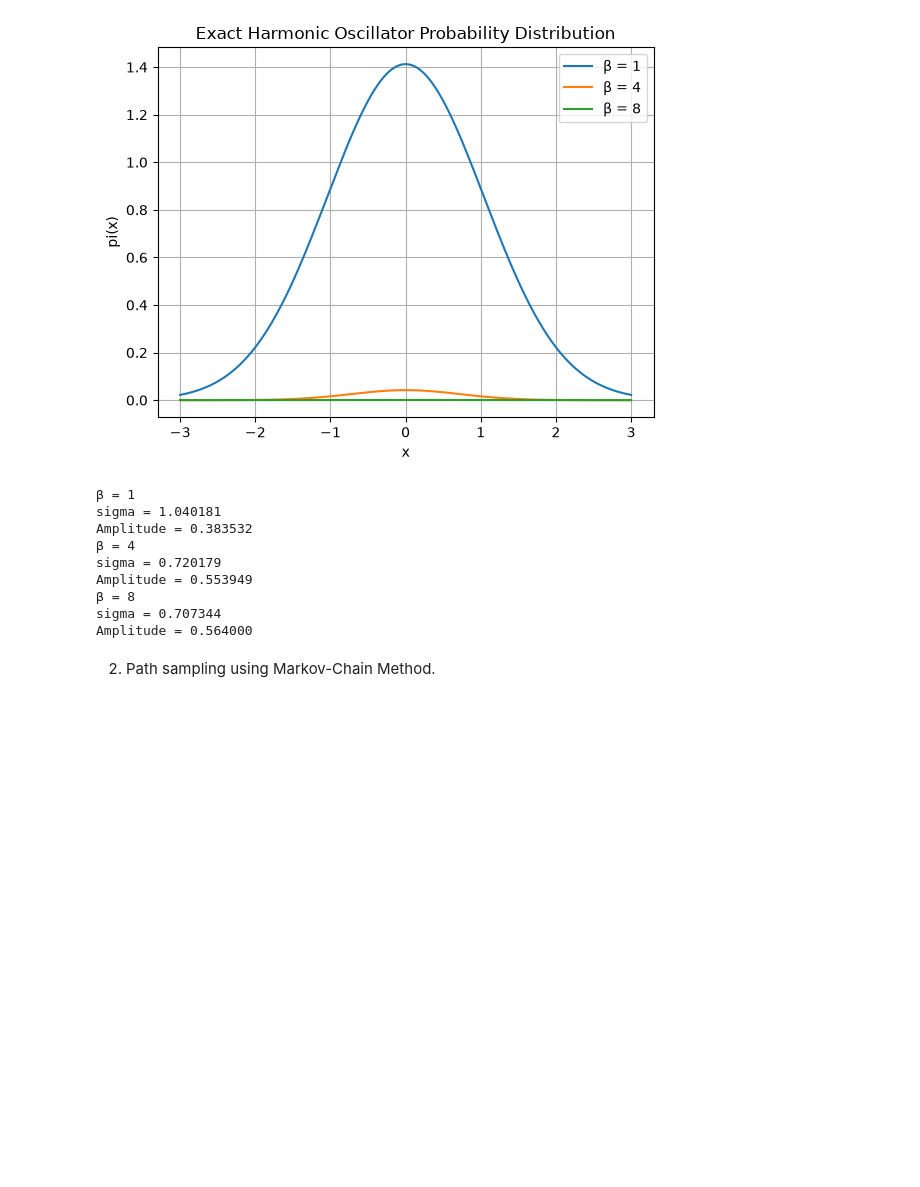
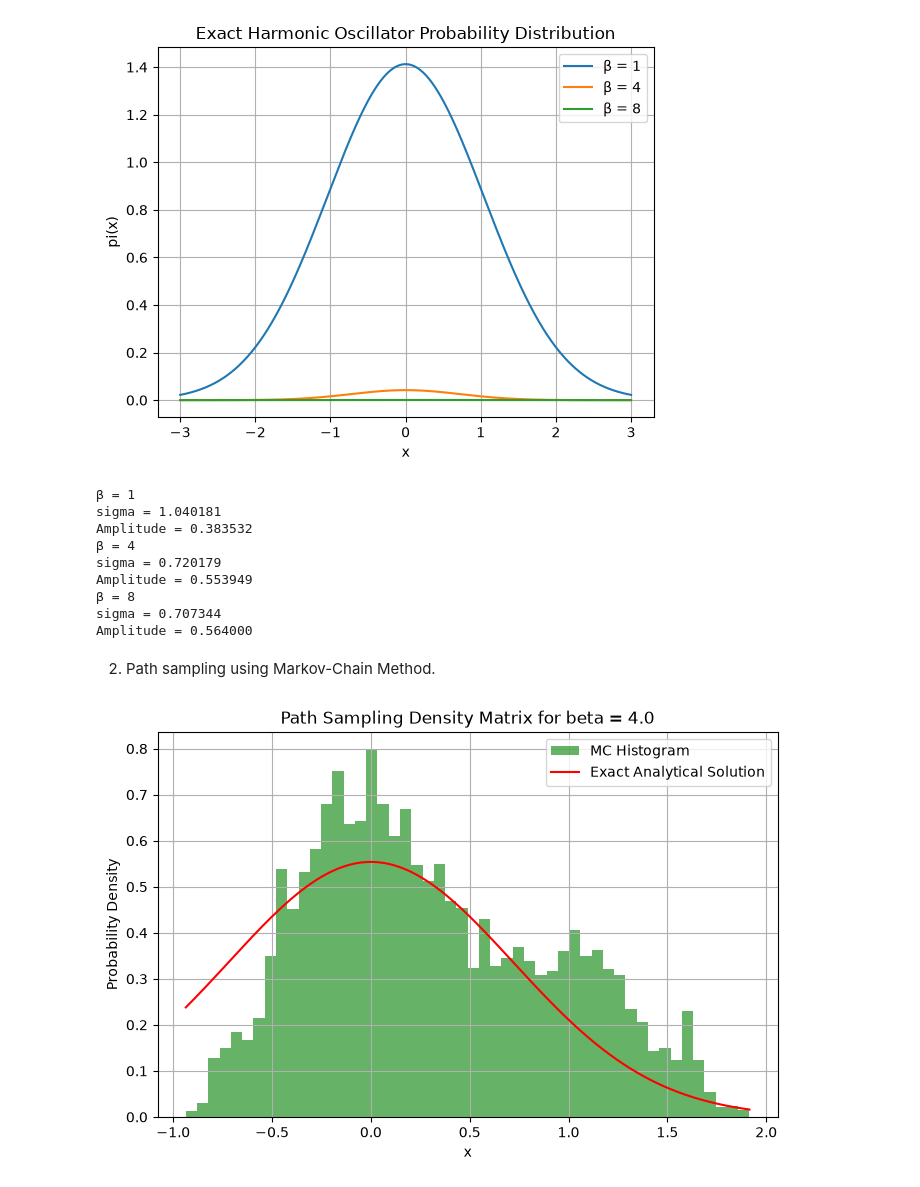
Before and after one commit to pamuduamarasinghe/Computational-Statistical-Mechanics, a Jupyter notebook: CSM07.ipynb, the cells around one changed output. Drawn from its saved outputs; the diff is of its cells as text; code cells hidden in the pictures; blank space fills up the shorter version.

```diff
--- a/CSM07.ipynb
+++ b/CSM07.ipynb
@@ -71,7 +71,7 @@ import random
 def rho_free(x1, x2, beta):
     return np.sqrt(1/(2*np.pi*beta)) * np.exp(-(x1-x2)**2/(2*beta) )
 
-N = 10
+N = 20
 beta = 4.0
 X = [0.0 for i in range(N)]
 X0 =[]
@@ -93,30 +93,32 @@ for i in range(itr):
     xk1 = xk + random.uniform(-0.1, 0.1)
     xkp = X[kp]
     xkm = X[km]
 
     pia = rho_free(xkm, xk, delta) * rho_free(xk, xkp, delta) * np.exp(-0.5 * delta * xk**2)
     pib = rho_free(xkm, xk1, delta) * rho_free(xk1, xkp, delta) * np.exp(-0.5 * delta * xk1**2)
 
     gamma = pib / pia
 
 
     if random.uniform(0, 1) < gamma:
             X[k] = xk1
 
     X0.append(X[0])
 
 
 plt.figure(figsize=(8, 5))
 count, bins, ignored = plt.hist(X0, bins=50, density=True, alpha=0.6, color='g', label='MC Histogram')
 
 x_arr = np.linspace(min(bins), max(bins), 500)
 exact_variance = 1.0 / (2.0 * np.tanh(beta / 2.0))
 exact_rho = (1.0 / np.sqrt(2.0 * np.pi * exact_variance)) * np.exp(-x_arr**2 / (2.0 * exact_variance))
 
 plt.plot(x_arr, exact_rho, 'r-', label='Exact Analytical Solution')
 plt.title(f'Path Sampling Density Matrix for beta = {beta}')
 plt.xlabel('x')
 plt.ylabel('Probability Density')
 plt.legend()
 plt.grid(True)
 plt.show()
+# %% [output]
+[figure, added]
```
Also changed, not shown: parts of 2 cells of this notebook.
